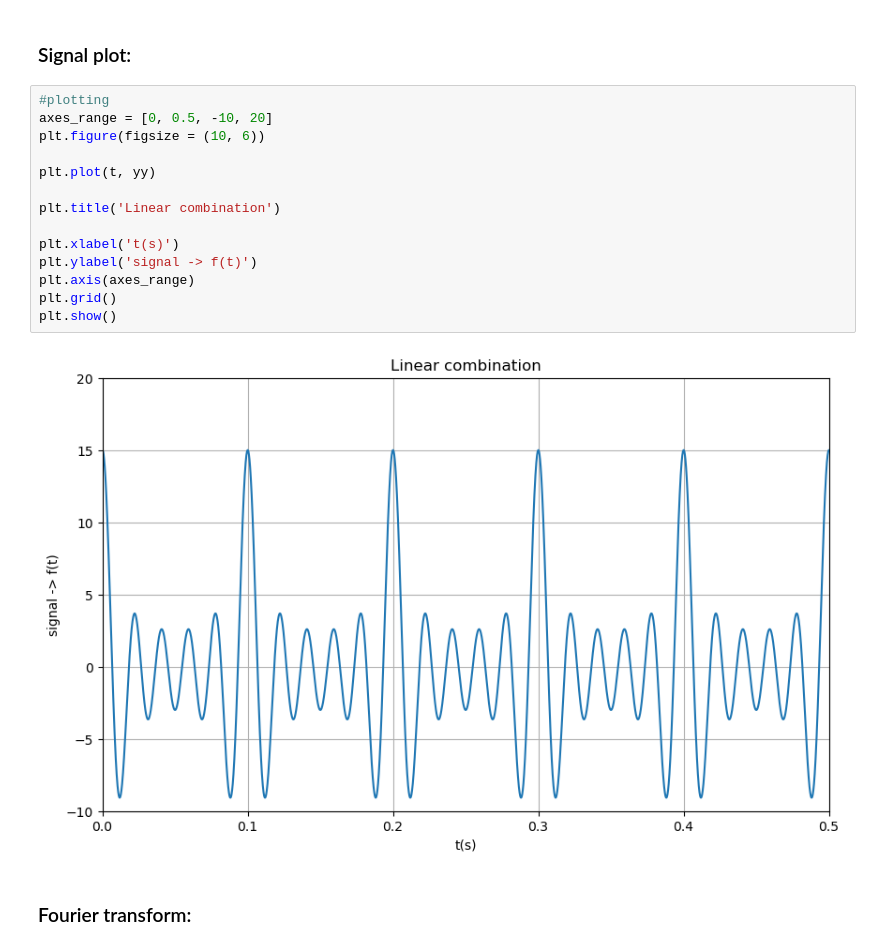
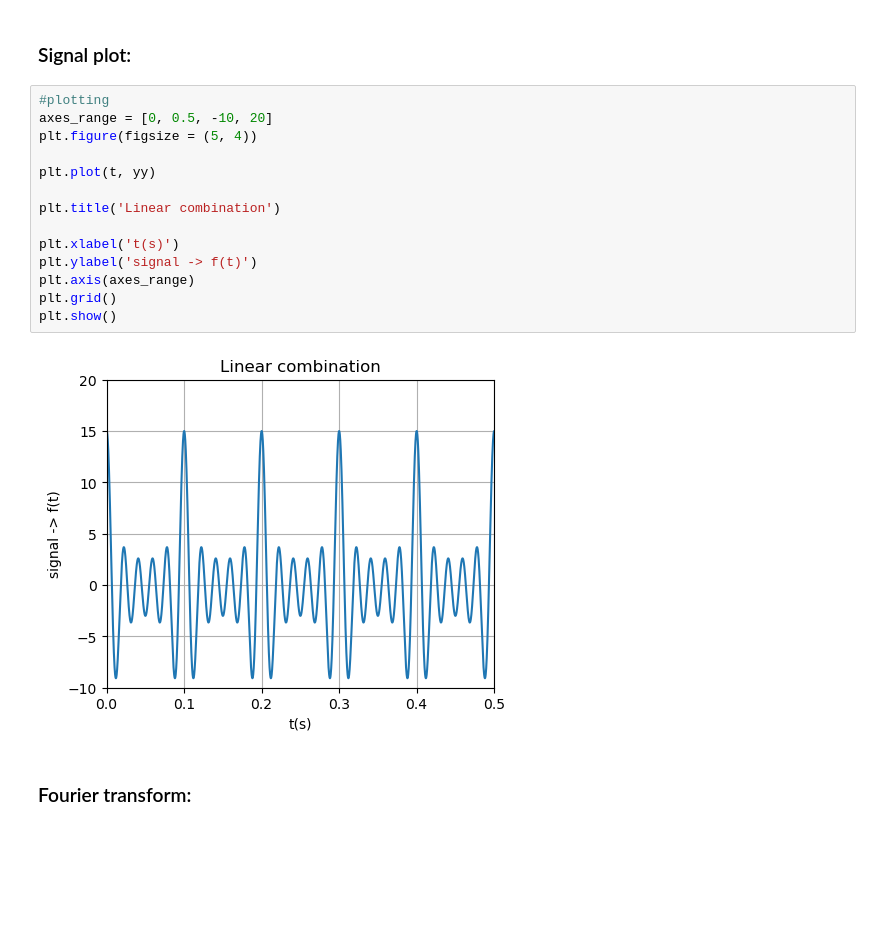
Before and after one commit to wbandabarragan/computational-physics-1, a Jupyter notebook: unit-4/403-Discrete-Fourier-Transform.ipynb, the cells around one changed output. Saved outputs shown, nothing was run; the diff lists cells and outputs as text; blank space fills up the shorter version.

```diff
--- a/unit-4/403-Discrete-Fourier-Transform.ipynb
+++ b/unit-4/403-Discrete-Fourier-Transform.ipynb
@@ -204,19 +204,19 @@ frequencies in Hz: [ 0. 10. 20. 30. 40. 50.]
 # %%
 #plotting
 axes_range = [0, 0.5, -10, 20]
-plt.figure(figsize = (10, 6))
+plt.figure(figsize = (5, 4))
 
 plt.plot(t, yy)
 
 plt.title('Linear combination')
 
 plt.xlabel('t(s)')
 plt.ylabel('signal -> f(t)')
 plt.axis(axes_range)
 plt.grid()
 plt.show()
 # %% [output]
-[figure, old version]
+[figure, new version]
 # %% [markdown]
 ### Fourier transform:
 # %%
```
Also changed, not shown: parts of 5 cells of this notebook, 1 other file.
